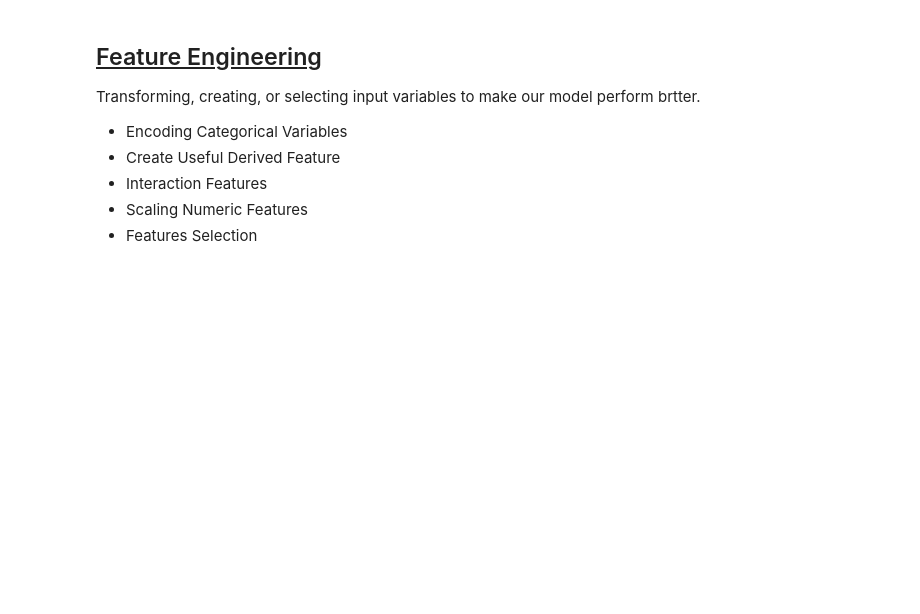
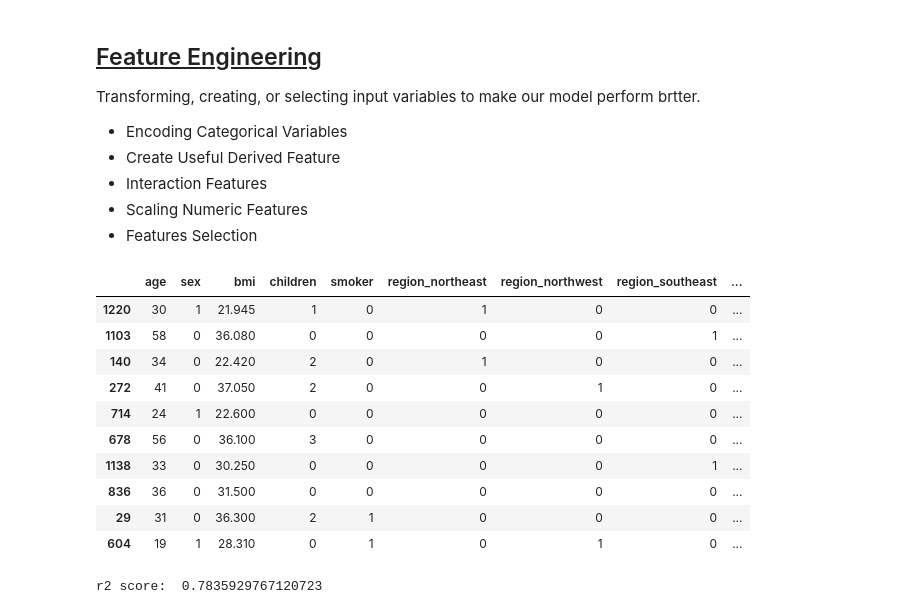
Before and after one commit to harshaiml/AIML-Prime, a Jupyter notebook: Machine Learning/Supervised ML/Supervised ML (Part -2)/Supervised_ML_Part_2.ipynb, the cells around one changed output. Drawn from its saved outputs; the diff is of its cells as text; code cells hidden in the pictures; blank space fills up the shorter version.

```diff
--- a/Machine Learning/Supervised ML/Supervised ML (Part -2)/Supervised_ML_Part_2.ipynb
+++ b/Machine Learning/Supervised ML/Supervised ML (Part -2)/Supervised_ML_Part_2.ipynb
@@ -127,3 +132,39 @@ Transforming, creating, or selecting input variables to make our model perform b
 - Interaction Features
 - Scaling Numeric Features
 - Features Selection
+# %%
+# One Hot Encoding
+
+X = insurance_data.drop(columns=["charges"])
+y = insurance_data["charges"]
+
+X = pd.get_dummies(X, columns=["region"], drop_first=True, dtype=int)
+
+X["sex"] = X["sex"].map({"female":1, "male": 0})
+X["smoker"] = X["smoker"].map({"yes":1, "no": 0})
+# %%
+X.sample(10)
+# %% [output]
+|  | age | sex | bmi | children | smoker | region_northeast | region_northwest | region_southeast | ... |
+| 1220 | 30 | 1 | 21.945 | 1 | 0 | 1 | 0 | 0 | ... |
+| 1103 | 58 | 0 | 36.080 | 0 | 0 | 0 | 0 | 1 | ... |
+| 140 | 34 | 0 | 22.420 | 2 | 0 | 1 | 0 | 0 | ... |
+| 272 | 41 | 0 | 37.050 | 2 | 0 | 0 | 1 | 0 | ... |
+| 714 | 24 | 1 | 22.600 | 0 | 0 | 0 | 0 | 0 | ... |
+| 678 | 56 | 0 | 36.100 | 3 | 0 | 0 | 0 | 0 | ... |
+| 1138 | 33 | 0 | 30.250 | 0 | 0 | 0 | 0 | 1 | ... |
+| 836 | 36 | 0 | 31.500 | 0 | 0 | 0 | 0 | 0 | ... |
+| 29 | 31 | 0 | 36.300 | 2 | 1 | 0 | 0 | 0 | ... |
+| 604 | 19 | 1 | 28.310 | 0 | 1 | 0 | 1 | 0 | ... |
+# %%
+X_train, X_test, y_train, y_test = train_test_split(
+    X, y, test_size=0.2, random_state=42)
+
+model = LinearRegression()
+model.fit(X_train, y_train)
+y_pred = model.predict(X_test)
+
+r2 = r2_score(y_test, y_pred)
+print("r2 score: ", r2)
+# %% [output]
+r2 score:  0.7835929767120723
```
Also changed, not shown: parts of 7 cells of this notebook, 1 other file.
